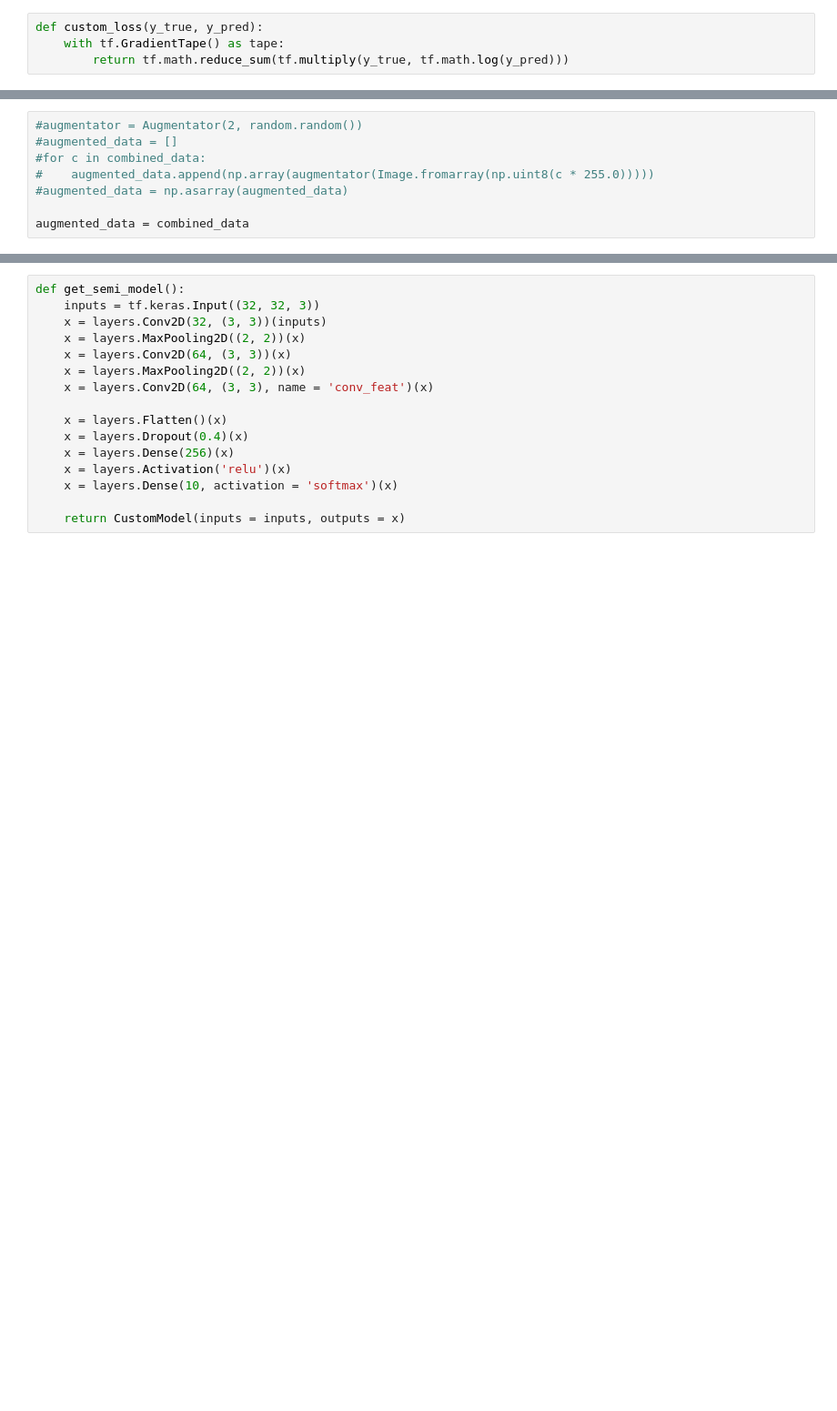
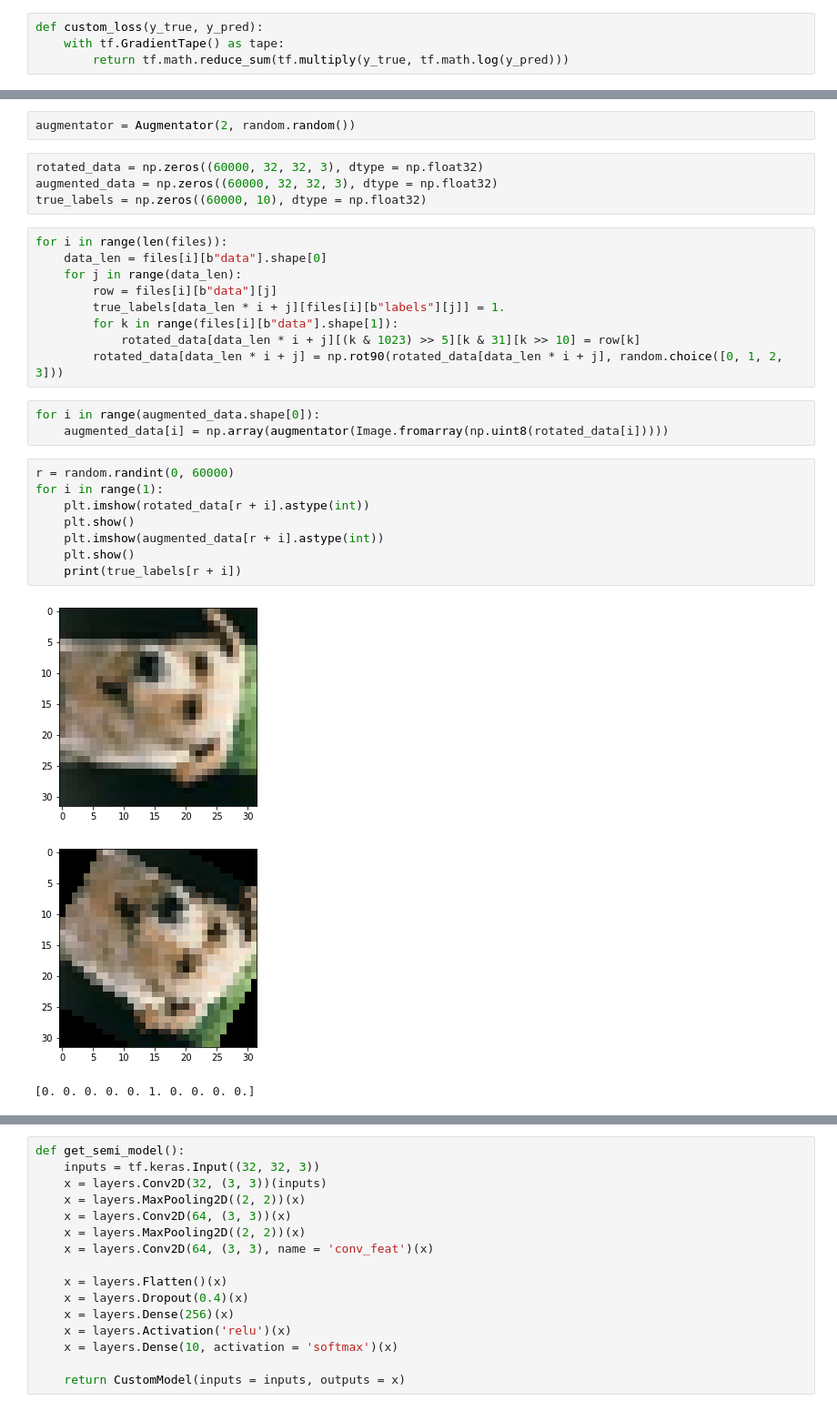
Before and after one commit to hashimsayed0/SelfSupervision, a Jupyter notebook: SelfSupervision.ipynb, the cells around one changed output, grey strips where cells are left out. Shown: that part at 91% size. Cells and saved outputs as stored; diff of their text form; blank space fills up the shorter version.

```diff
--- a/SelfSupervision.ipynb
+++ b/SelfSupervision.ipynb
@@ -681,8 +668,30 @@ Colocations handled automatically by placer.
-# %%
-#augmentator = Augmentator(2, random.random())
-#augmented_data = []
-#for c in combined_data:
-#    augmented_data.append(np.array(augmentator(Image.fromarray(np.uint8(c * 255.0)))))
-#augmented_data = np.asarray(augmented_data)
-
-augmented_data = combined_data
+# %%
+augmentator = Augmentator(2, random.random())
+# %%
+rotated_data = np.zeros((60000, 32, 32, 3), dtype = np.float32)
+augmented_data = np.zeros((60000, 32, 32, 3), dtype = np.float32)
+true_labels = np.zeros((60000, 10), dtype = np.float32)
+# %%
+for i in range(len(files)):
+    data_len = files[i][b"data"].shape[0]
+    for j in range(data_len):
+        row = files[i][b"data"][j]
+        true_labels[data_len * i + j][files[i][b"labels"][j]] = 1.
+        for k in range(files[i][b"data"].shape[1]):
+            rotated_data[data_len * i + j][(k & 1023) >> 5][k & 31][k >> 10] = row[k]
+        rotated_data[data_len * i + j] = np.rot90(rotated_data[data_len * i + j], random.choice([0, 1, 2, 3]))
+# %%
+for i in range(augmented_data.shape[0]):
+    augmented_data[i] = np.array(augmentator(Image.fromarray(np.uint8(rotated_data[i]))))
+# %%
+r = random.randint(0, 60000)
+for i in range(1):
+    plt.imshow(rotated_data[r + i].astype(int))
+    plt.show()
+    plt.imshow(augmented_data[r + i].astype(int))
+    plt.show()
+    print(true_labels[r + i])
+# %% [output]
+[figure, added]
+[figure, added]
+[0. 0. 0. 0. 0. 1. 0. 0. 0. 0.]
```
Also changed, not shown: parts of 15 cells of this notebook.
